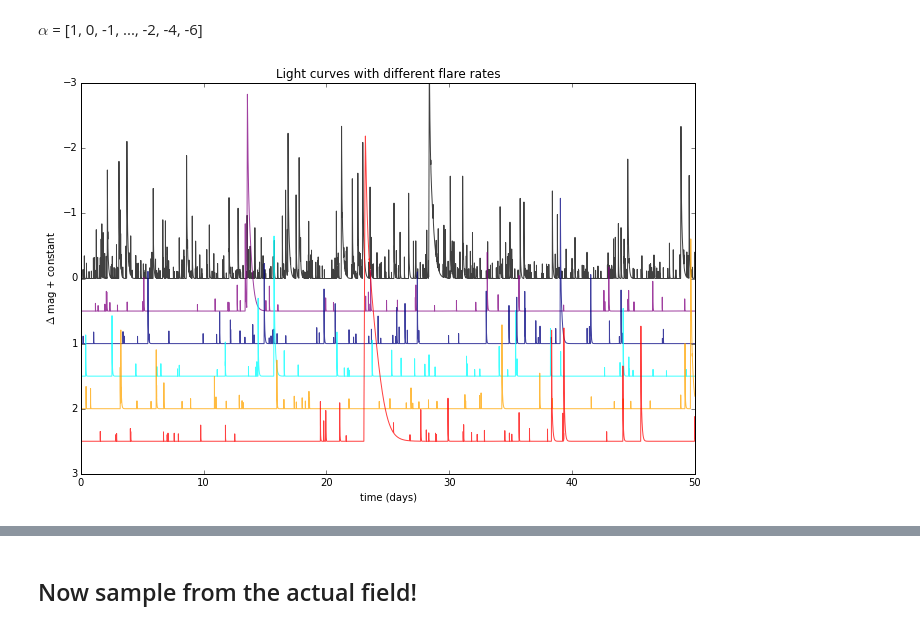
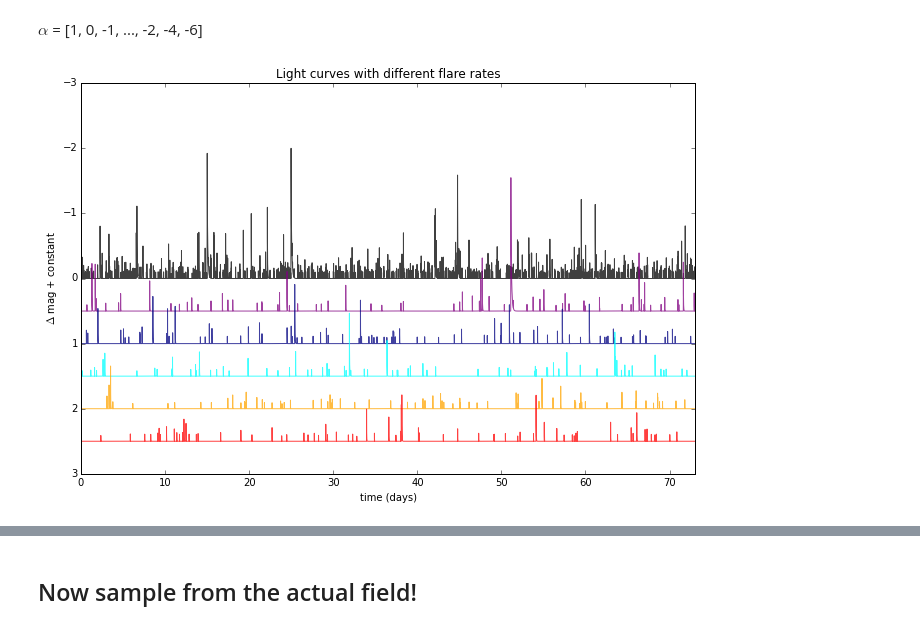
Before and after one commit to lsst-sims/MW-Flare, a Jupyter notebook: figures.ipynb, the cells around one changed output, grey strips where cells are left out. Saved outputs shown, nothing was run; the diff lists cells and outputs as text; code cells hidden in the pictures.

```diff
--- a/figures.ipynb
+++ b/figures.ipynb
@@ -64,28 +64,31 @@ plt.ylabel('# stars')
 
 Only varying the $\alpha$ parameter, which controls the intercept in the Flare Frequency Distribution powerlaw. Thus we always use a fixed slope for the energy distribution, $\beta$.
 # %%
-s_time1, s_flux1 = flare_prob.SuperLC(dur=0.2, repeat=50, mag=True, ffd_alpha=1.0)
-s_time2, s_flux2 = flare_prob.SuperLC(dur=0.2, repeat=50, mag=True, ffd_alpha=0.0)
-s_time3, s_flux3 = flare_prob.SuperLC(dur=0.2, repeat=50, mag=True, ffd_alpha=0.1)
+dur = 0.2
+ffd_beta = -1.0
+
+s_time1, s_flux1 = flare_prob.SuperLC(dur=dur, repeat=10./dur, mag=True, ffd_alpha=1.0, ffd_beta=ffd_beta)
+s_time2, s_flux2 = flare_prob.SuperLC(dur=dur, repeat=10./dur, mag=True, ffd_alpha=0.0, ffd_beta=ffd_beta)
+s_time3, s_flux3 = flare_prob.SuperLC(dur=dur, repeat=10./dur, mag=True, ffd_alpha=0.1, ffd_beta=ffd_beta)
 # %%
-s_time4, s_flux4 = flare_prob.SuperLC(dur=0.2, repeat=50, mag=True, ffd_alpha=0.01)
-s_time5, s_flux5 = flare_prob.SuperLC(dur=0.2, repeat=50, mag=True, ffd_alpha=0.0001)
-s_time6, s_flux6 = flare_prob.SuperLC(dur=0.2, repeat=50, mag=True, ffd_alpha=0.000001)
+s_time4, s_flux4 = flare_prob.SuperLC(dur=dur, repeat=10./dur, mag=True, ffd_alpha=0.01, ffd_beta=ffd_beta)
+s_time5, s_flux5 = flare_prob.SuperLC(dur=dur, repeat=10./dur, mag=True, ffd_alpha=0.0001, ffd_beta=ffd_beta)
+s_time6, s_flux6 = flare_prob.SuperLC(dur=dur, repeat=10./dur, mag=True, ffd_alpha=0.000001, ffd_beta=ffd_beta)
 # %% [markdown]
 $\alpha$ = [1, 0, -1, ..., -2, -4, -6]
 # %%
 plt.figure(figsize=(11,7))
 plt.plot(s_time1, s_flux1, alpha=0.75, c='black')
 plt.plot(s_time2, s_flux2+0.5, alpha=0.75, c='purple')
 plt.plot(s_time3, s_flux3+1, alpha=0.75, c='navy')
 plt.plot(s_time4, s_flux4+1.5, alpha=0.75, c='cyan')
 plt.plot(s_time5, s_flux5+2, alpha=0.75, c='orange')
 plt.plot(s_time6, s_flux6+2.5, alpha=0.75, c='red')
-plt.xlim(0,50)
+plt.xlim(0, dur*365.)
 plt.ylim((3,-3))
 plt.xlabel('time (days)')
 plt.ylabel('$\Delta$ mag + constant')
 plt.title('Light curves with different flare rates')
 plt.savefig('test.png', dpi=300)
 # %% [output]
-[figure, old version]
+[figure, new version]
```
Also changed, not shown: parts of 9 cells of this notebook.
